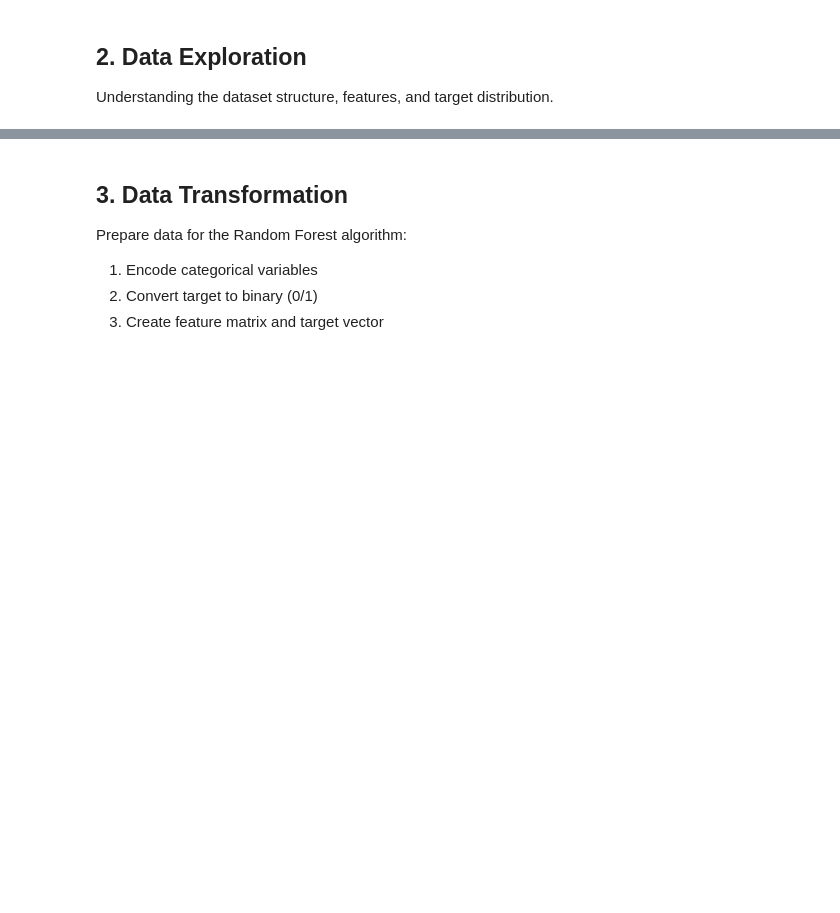
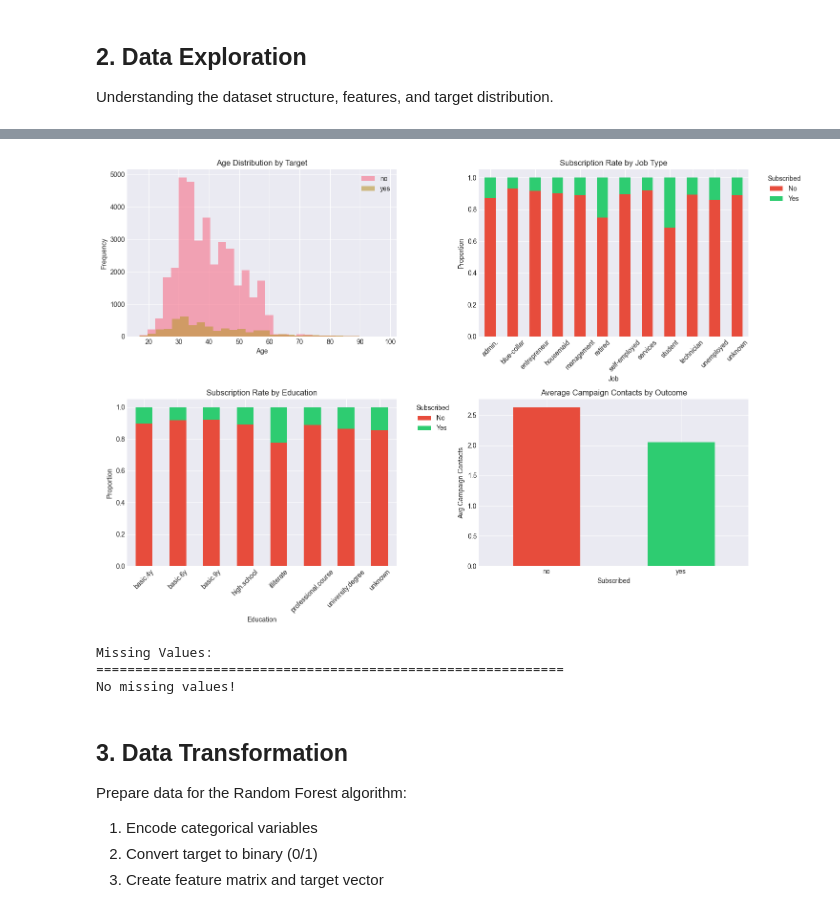
Before and after one commit to royruik/leetcode_royruik, a Jupyter notebook: Random_forest/random_forest_implementation.ipynb, the cells around one changed output, grey strips where cells are left out. Drawn from its saved outputs; the diff is of its cells as text; code cells hidden in the pictures; blank space fills up the shorter version.

```diff
--- a/Random_forest/random_forest_implementation.ipynb
+++ b/Random_forest/random_forest_implementation.ipynb
@@ -43,10 +43,8 @@ sns.set_palette("husl")
 # %%
 # Load the dataset
 # Download from: https://archive.ics.uci.edu/ml/datasets/Bank+Marketing
-# Or use this direct link:
-url = "https://archive.ics.uci.edu/ml/machine-learning-databases/00222/bank-additional-full.csv"
 
-df = pd.read_csv(url, sep=';')
+df = pd.read_csv("bank+marketing/bank-additional/bank-additional-full.csv", sep=';')
 print(f"Dataset shape: {df.shape}")
 print(f"\nFirst few rows:")
 df.head()
@@ -137,43 +184,51 @@ fig, axes = plt.subplots(2, 2, figsize=(15, 10))
 # Age distribution by target
 for label in ['no', 'yes']:
     axes[0, 0].hist(df[df['y'] == label]['age'], bins=30, alpha=0.6, label=label)
 axes[0, 0].set_xlabel('Age')
 axes[0, 0].set_ylabel('Frequency')
 axes[0, 0].set_title('Age Distribution by Target')
 axes[0, 0].legend()
 
 # Job type distribution
-job_target = pd.crosstab(df['job'], df['y'], normalize='index')
-job_target.plot(kind='bar', stacked=True, ax=axes[0, 1], color=['#e74c3c', '#2ecc71'])
+job_target = pd.crosstab(df['job'], df['y'], normalize='index')[['no', 'yes']]
+job_target.plot(kind='bar', stacked=True, ax=axes[0, 1], color=['#e74c3c', '#2ecc71'], legend=False)
 axes[0, 1].set_title('Subscription Rate by Job Type')
 axes[0, 1].set_xlabel('Job')
 axes[0, 1].set_ylabel('Proportion')
 axes[0, 1].tick_params(axis='x', rotation=45)
+axes[0, 1].legend(title='Subscribed', labels=['No', 'Yes'], bbox_to_anchor=(1.05, 1), loc='upper left')
 
 # Education distribution
-edu_target = pd.crosstab(df['education'], df['y'], normalize='index')
-edu_target.plot(kind='bar', stacked=True, ax=axes[1, 0], color=['#e74c3c', '#2ecc71'])
+edu_target = pd.crosstab(df['education'], df['y'], normalize='index')[['no', 'yes']]
+edu_target.plot(kind='bar', stacked=True, ax=axes[1, 0], color=['#e74c3c', '#2ecc71'], legend=False)
 axes[1, 0].set_title('Subscription Rate by Education')
 axes[1, 0].set_xlabel('Education')
 axes[1, 0].set_ylabel('Proportion')
 axes[1, 0].tick_params(axis='x', rotation=45)
+axes[1, 0].legend(title='Subscribed', labels=['No', 'Yes'], bbox_to_anchor=(1.05, 1), loc='upper left')
 
 # Campaign contacts vs subscription
 campaign_stats = df.groupby('y')['campaign'].mean()
 campaign_stats.plot(kind='bar', ax=axes[1, 1], color=['#e74c3c', '#2ecc71'])
 axes[1, 1].set_title('Average Campaign Contacts by Outcome')
 axes[1, 1].set_xlabel('Subscribed')
 axes[1, 1].set_ylabel('Avg Campaign Contacts')
 axes[1, 1].tick_params(axis='x', rotation=0)
 
 plt.tight_layout()
 plt.show()
+# %% [output]
+[figure, added]
 # %%
 # Check for missing values
 print("Missing Values:")
 print("="*60)
 missing = df.isnull().sum()
 print(missing[missing > 0] if missing.sum() > 0 else "No missing values!")
+# %% [output]
+Missing Values:
+============================================================
+No missing values!
 # %% [markdown]
 ## 3. Data Transformation
 
```
Also changed, not shown: parts of 16 cells of this notebook, 7 other files.
